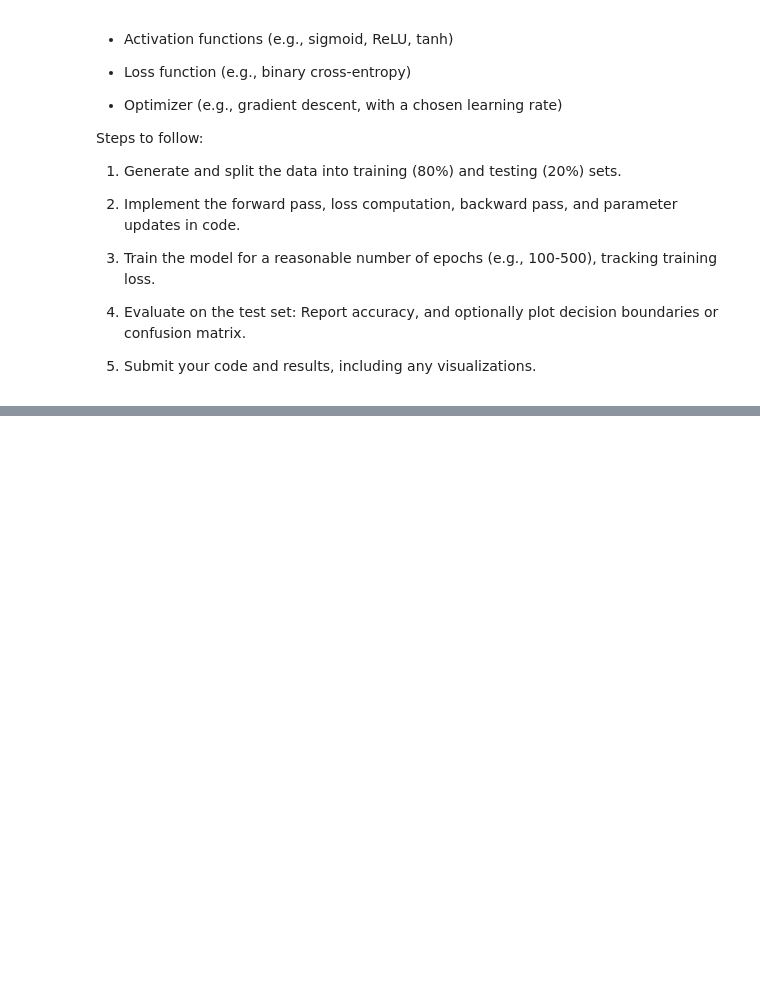
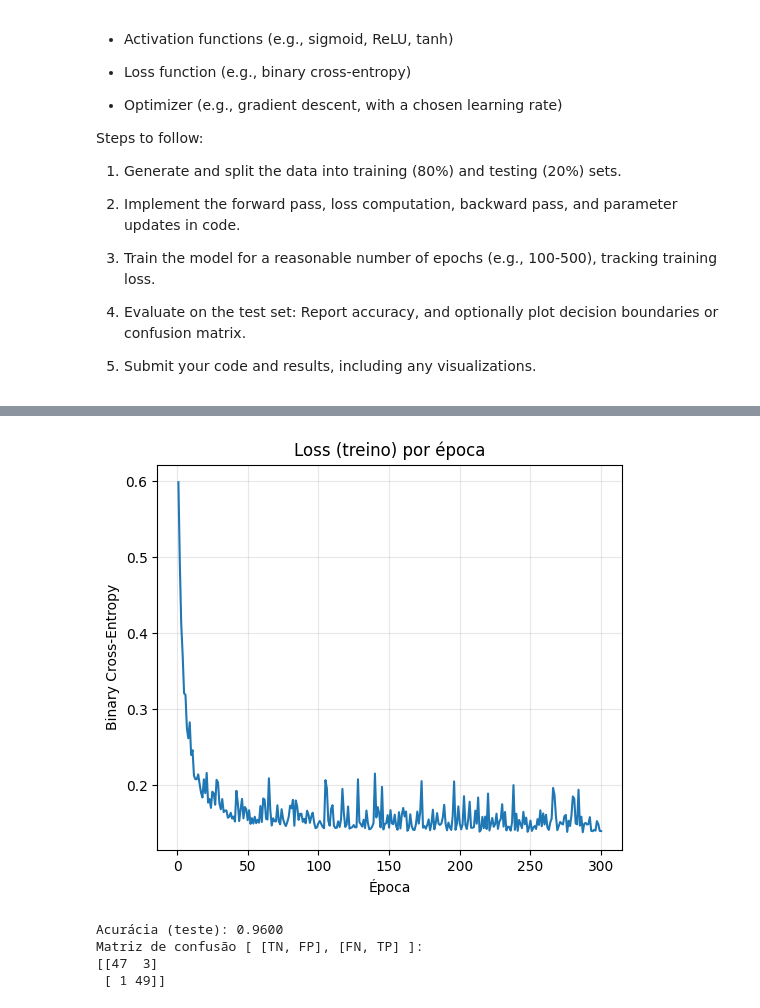
Before and after one commit to MatheusCastellucci/Neural-Network, a Jupyter notebook: Exercicios/EX3/MLP.ipynb, the cells around one changed output, grey strips where cells are left out. Cells and saved outputs as stored; diff of their text form; code cells hidden in the pictures; blank space fills up the shorter version.

```diff
--- a/Exercicios/EX3/MLP.ipynb
+++ b/Exercicios/EX3/MLP.ipynb
@@ -265,0 +419,49 @@ Steps to follow:
+# %%
+# Hiperparâmetros de treino
+epochs = 300
+batch_size = 64
+lr = 0.05
+loss_hist = []
+
+m = X_train.shape[0]
+indices = np.arange(m)
+
+for ep in range(1, epochs+1):
+    np.random.shuffle(indices)
+    X_train_shuf = X_train[indices]
+    y_train_shuf = y_train[indices]
+
+    # mini-batches
+    ep_loss = 0.0
+    n_batches = 0
+
+    for start in range(0, m, batch_size):
+        end = start + batch_size
+        Xb = X_train_shuf[start:end]
+        yb = y_train_shuf[start:end]
+
+        yhat, cache = forward(Xb)
+        loss = bce_loss(yb, yhat)
+        ep_loss += loss
+        n_batches += 1
+
+        dW1, db1_, dW2, db2_ = backward(cache, yb)
+        update_params(dW1, db1_, dW2, db2_, lr)
+
+    loss_hist.append(ep_loss / n_batches)
+
+    if ep % 25 == 0 or ep == 1:
+        # Acurácia de treino rápida
+        yhat_full, _ = forward(X_train)
+        acc_tr = accuracy(y_train, yhat_full)
+        print(f"Epoch {ep:4d} | loss={loss_hist[-1]:.4f} | acc_train={acc_tr:.4f}")
+
+# Curva de loss
+plt.figure()
+plt.plot(range(1, epochs+1), loss_hist, marker=None)
+plt.title("Loss (treino) por época")
+plt.xlabel("Época")
+plt.ylabel("Binary Cross-Entropy")
+plt.grid(True, alpha=0.3)
+plt.show()
+# %% [output]
@@ -265,0 +481,15 @@ Steps to follow:
+[figure, added]
+# %%
+# Predições no teste
+yprob_test, _ = forward(X_test)
+acc_te = accuracy(y_test, yprob_test)
+cm = confusion_matrix_manual(y_test, yprob_test)
+
+print(f"Acurácia (teste): {acc_te:.4f}")
+print("Matriz de confusão [ [TN, FP], [FN, TP] ]:")
+print(cm)
+# %% [output]
+Acurácia (teste): 0.9600
+Matriz de confusão [ [TN, FP], [FN, TP] ]:
+[[47  3]
+ [ 1 49]]
```
Also changed, not shown: parts of 25 cells of this notebook.
